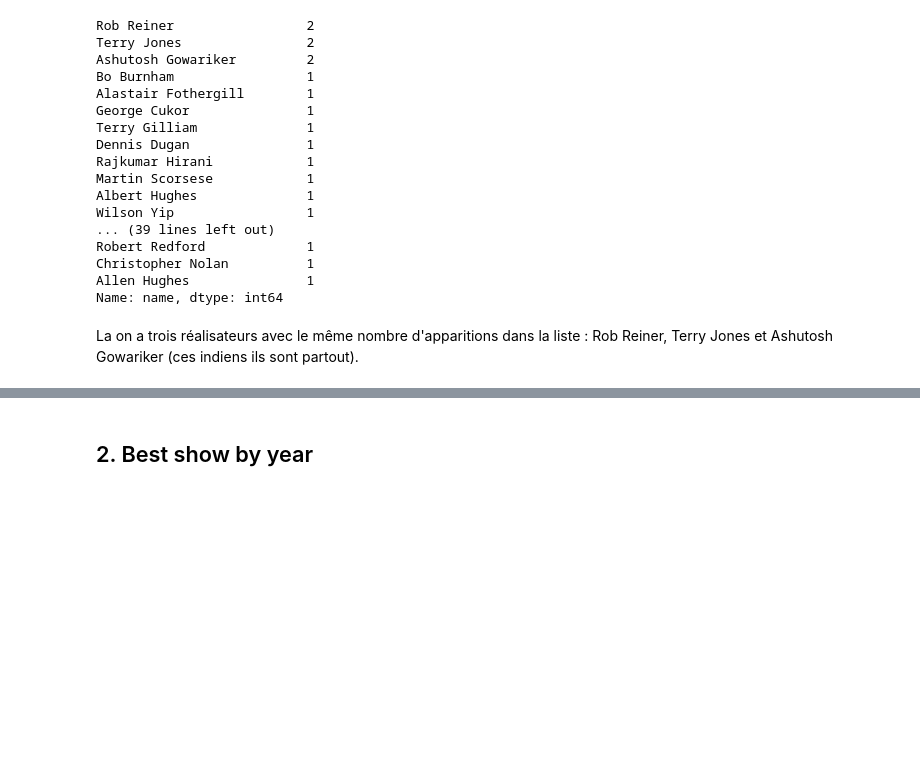
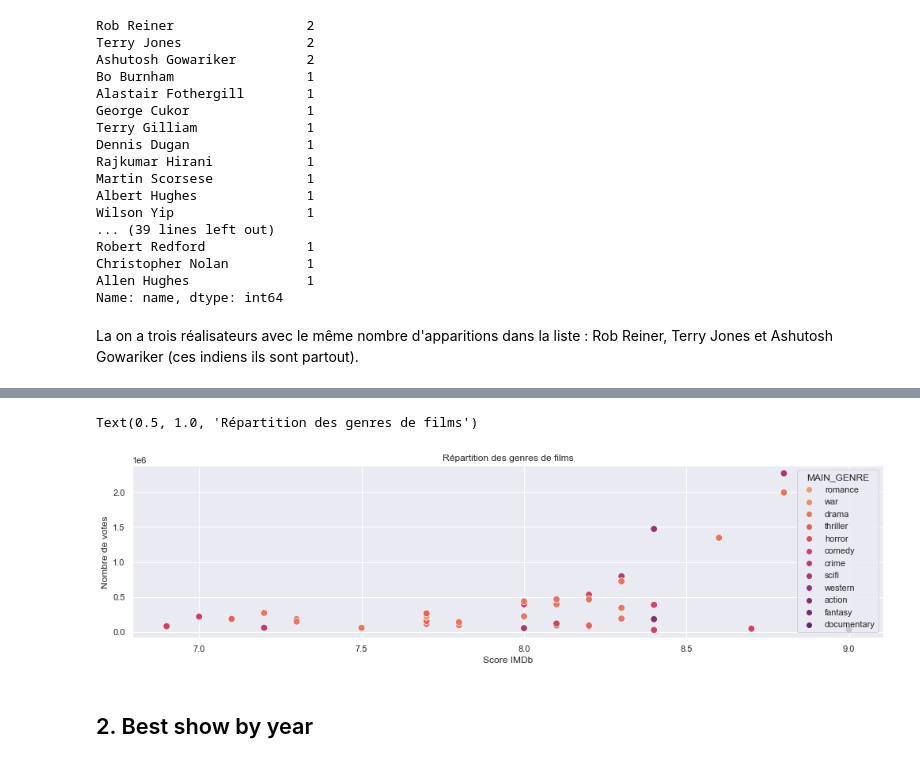
Before and after one commit to MohamedNennouche/Computer-Vision-with-Python, a Jupyter notebook: Projets complementaires/Seance2/study.ipynb, the cells around one changed output, grey strips where cells are left out. Drawn from its saved outputs; the diff is of its cells as text; code cells hidden in the pictures; blank space fills up the shorter version.

```diff
--- a/Projets complementaires/Seance2/study.ipynb
+++ b/Projets complementaires/Seance2/study.ipynb
@@ -314,3 +325,12 @@ La on a trois réalisateurs avec le même nombre d'apparitions dans la liste : R
+# %%
+plt.figure(figsize=(17,4))
+sns.scatterplot(data=movies_year_with_duration, x="SCORE", y="NUMBER_OF_VOTES", hue="MAIN_GENRE", palette="flare", s=75)
+plt.xlabel("Score IMDb")
+plt.ylabel("Nombre de votes")
+plt.title("Répartition des genres de films")
+# %% [output]
+Text(0.5, 1.0, 'Répartition des genres de films')
+[figure, added]
 # %% [markdown]
 ## 2. Best show by year
 # %% [markdown]
```
Also changed, not shown: parts of 26 cells of this notebook.
